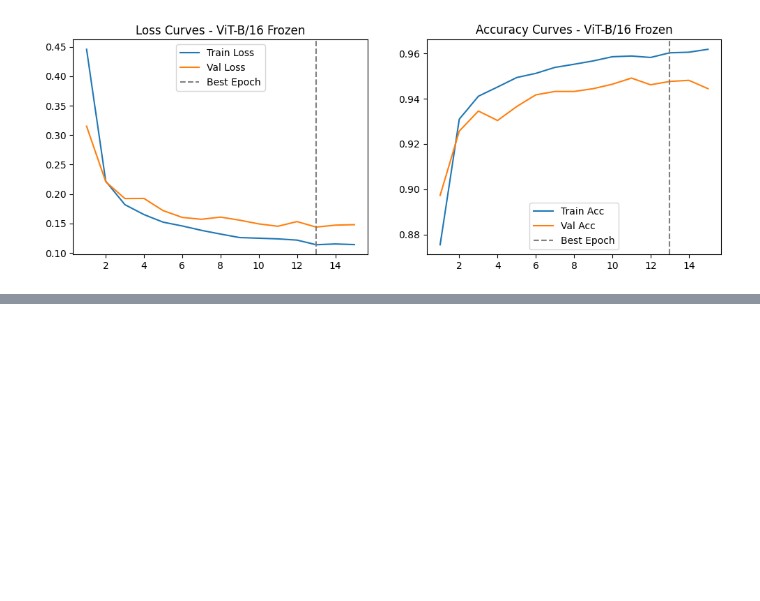
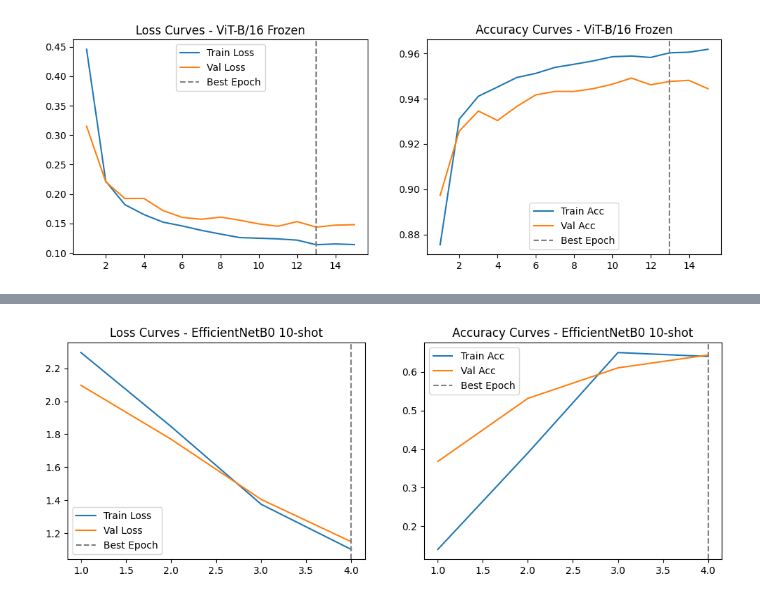
Before and after one commit to dboutzounis/Satellite-Data-Comparative-Study, a Jupyter notebook: satellite_image_classification.ipynb, the cells around one changed output, grey strips where cells are left out. Cells and saved outputs as stored; diff of their text form; code cells hidden in the pictures; blank space fills up the shorter version.

Commit message:
trained efficientnetb0 and vit on few shot

```diff
--- a/satellite_image_classification.ipynb
+++ b/satellite_image_classification.ipynb
@@ -751,0 +754,33 @@ plot_train_curves(results_vit_frozen, "ViT-B/16 Frozen")
+# %%
+batch_size = 32
+
+train_10shot_loader = DataLoader(
+    train_10shot, batch_size=batch_size, shuffle=True, num_workers=2
+)
+
+train_5shot_loader = DataLoader(
+    train_5shot, batch_size=batch_size, shuffle=True, num_workers=2
+)
+# %%
+reproducibility()
+
+efficientnetb0_10shot = models.efficientnet_b0(
+    weights=models.EfficientNet_B0_Weights.IMAGENET1K_V1
+)
+in_features = efficientnetb0_10shot.classifier[1].in_features
+efficientnetb0_10shot.classifier[1] = nn.Linear(in_features, num_classes)
+efficientnetb0_10shot = efficientnetb0_10shot.to(device)
+
+criterion = nn.CrossEntropyLoss()
+
+optimizer = optim.Adam(efficientnetb0_10shot.parameters(), 1e-3)
+
+results_efficientnetb0_10shot = train_model(
+    model=efficientnetb0_10shot,
+    train_loader=train_10shot_loader,
+    val_loader=val_loader,
+    test_loader=test_loader,
+    optimizer=optimizer,
+    criterion=criterion,
+    num_epochs=4,
+)
@@ -751,0 +795,4 @@ plot_train_curves(results_vit_frozen, "ViT-B/16 Frozen")
+# %%
+plot_train_curves(results_efficientnetb0_10shot, "EfficientNetB0 10-shot")
+# %% [output]
+[figure, added]
```
Also changed, not shown: parts of 10 cells of this notebook.
